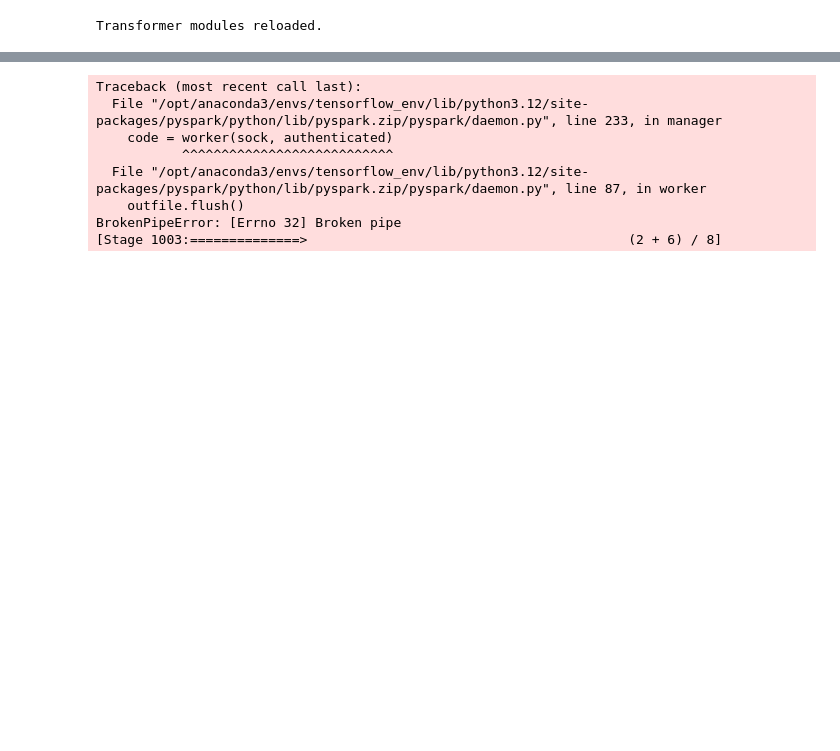
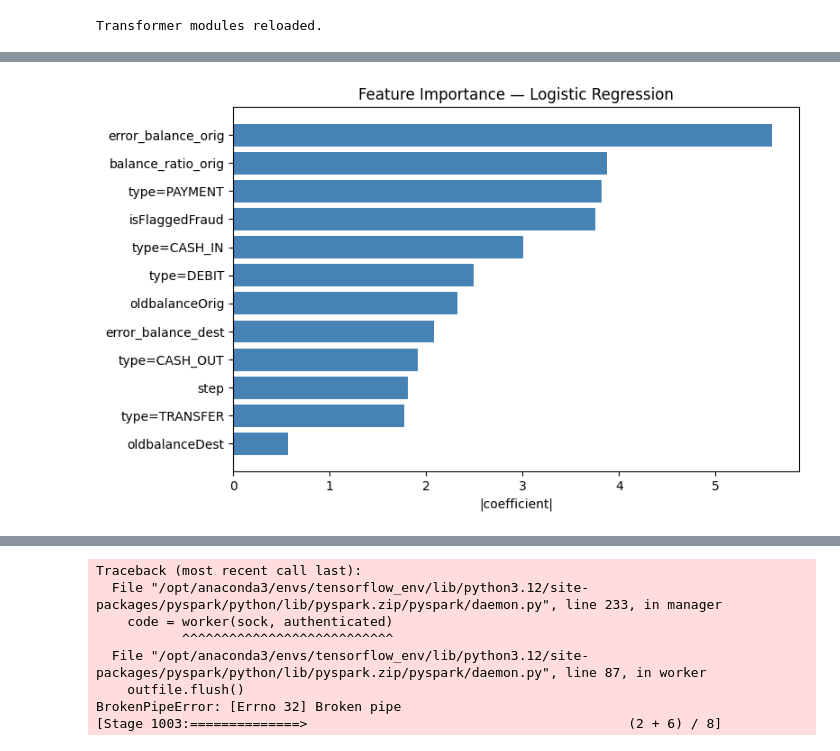
Before and after one commit to lourenco500/Big-Data-Analytics-Project, a Jupyter notebook: Notebook2_mlPipelines.ipynb, the cells around one changed output, grey strips where cells are left out. Cells and saved outputs as stored; diff of their text form; code cells hidden in the pictures; blank space fills up the shorter version.

```diff
--- a/Notebook2_mlPipelines.ipynb
+++ b/Notebook2_mlPipelines.ipynb
@@ -605,0 +780,4 @@ Trees are robust to feature scale and to extreme values, and they consume `weigh
+# %%
+plot_feature_importance(pipeline_model_lr, "Logistic Regression")
+# %% [output]
+[figure, added]
```
Also changed, not shown: parts of 47 cells of this notebook.
